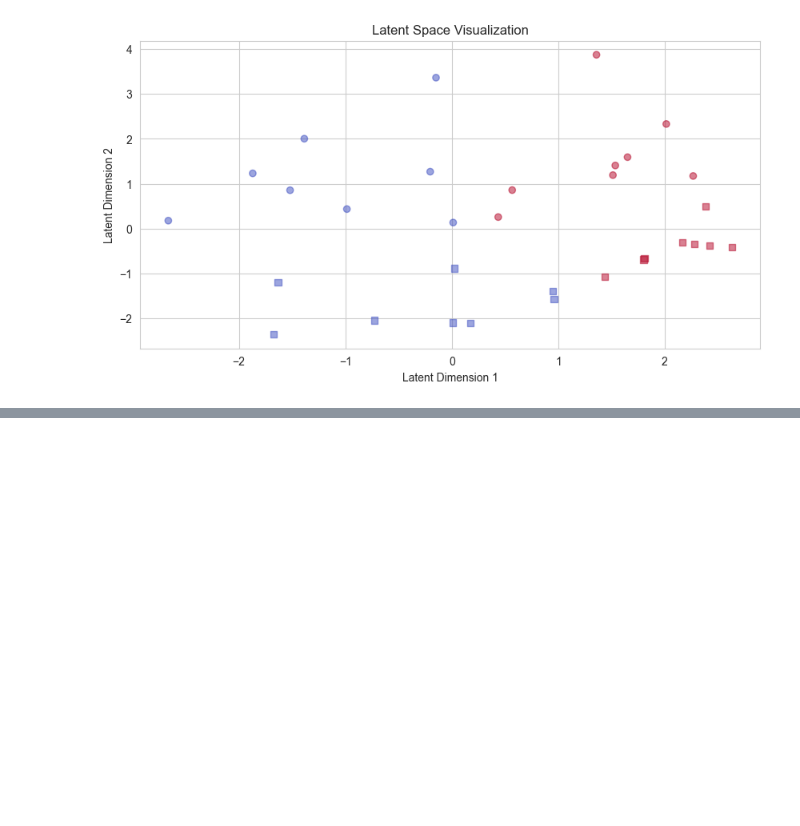
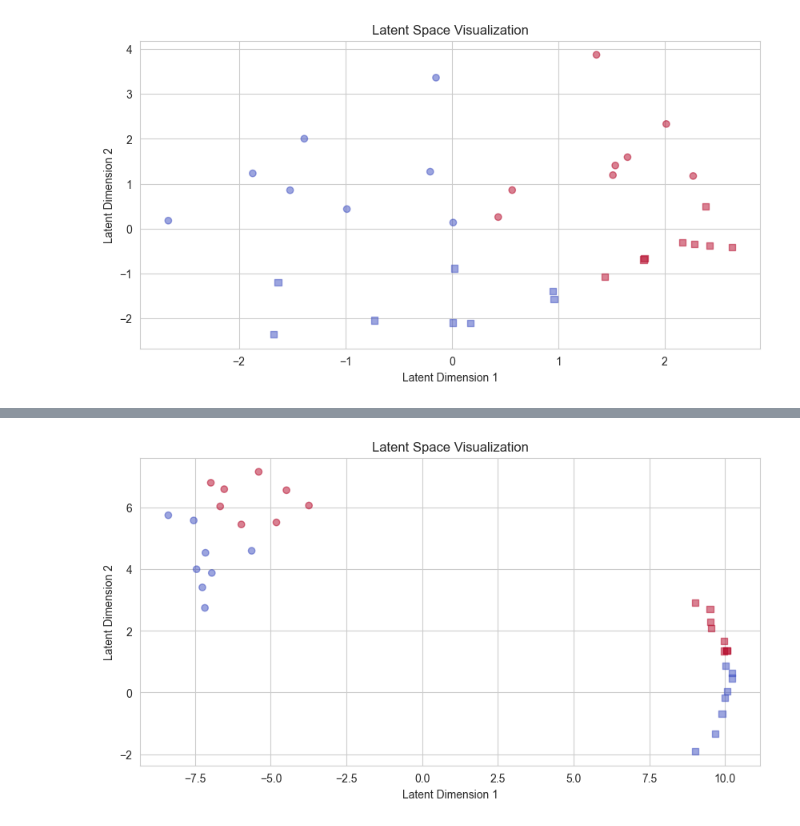
Before and after one commit to edircoli/BECA, a Jupyter notebook: MetaVAE.ipynb, the cells around one changed output, grey strips where cells are left out. Cells and saved outputs as stored; diff of their text form; code cells hidden in the pictures; blank space fills up the shorter version.

```diff
--- a/MetaVAE.ipynb
+++ b/MetaVAE.ipynb
@@ -300,0 +457,47 @@ Epoch 1000/1000, Loss: 509.9562
+# %%
+# Plotting the latent space (using PCA for dimensionality reduction if needed)
+latent_variables = torch.cat(latent_variables, dim=0)
+
+# If latent features > 2, apply PCA to reduce to 2D
+if latent_variables.shape[1] > 2:
+    pca = PCA(n_components=2)
+    latent_variables_2d = pca.fit_transform(latent_variables).cpu().numpy()
+else:
+    latent_variables_2d = latent_variables.cpu().detach()
+
+latent_variables_2d_list = latent_variables_2d.tolist()
+
+pc1_latent = [row[0] for row in latent_variables_2d_list]
+pc2_latent = [row[1] for row in latent_variables_2d_list]
+
+# Plot the 2D latent space
+tissue_label = data["tissue"].values.tolist()
+tissue_label = ["circle" if tissue_label[i] == "Ectosome" else "square" for i in range(len(tissue_label))]
+
+batch_label = data["batch"].values.tolist()
+batch_label = [1 if batch_label[i] == 1 else 0 for i in range(len(batch_label))]
+
+cmap = plt.cm.get_cmap('coolwarm', 2)
+markers = {'circle': 'o', 'square': 's'}
+
+plt.figure(figsize=(10, 5))
+
+# Plot each group separately based on the shape and tissue
+for i, shape in enumerate(set(tissue_label)):
+    mask = [label == shape for label in tissue_label]
+    plt.scatter(
+        [pc1_latent[j] for j in range(len(pc1_latent)) if mask[j]],
+        [pc2_latent[j] for j in range(len(pc2_latent)) if mask[j]],
+        c=[batch_label[j] for j in range(len(batch_label)) if mask[j]],
+        cmap=cmap,
+        alpha=0.5,
+        marker=markers[shape]
+    )
+
+plt.title("Latent Space Visualization")
+plt.xlabel("Latent Dimension 1")
+plt.ylabel("Latent Dimension 2")
+plt.grid(True)
+plt.show()
+# %% [output]
+[figure, added]
```
Also changed, not shown: parts of 7 cells of this notebook.
